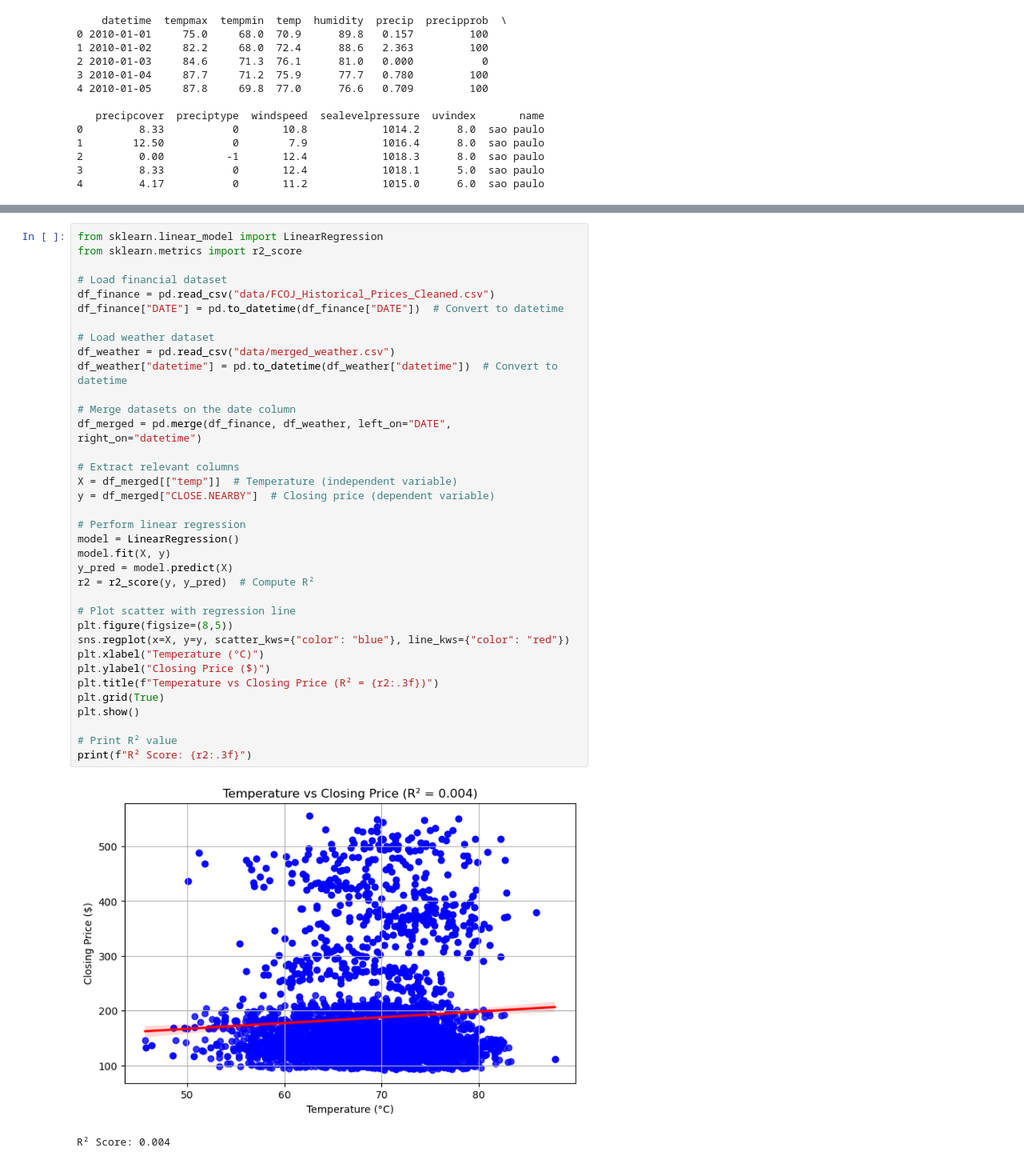
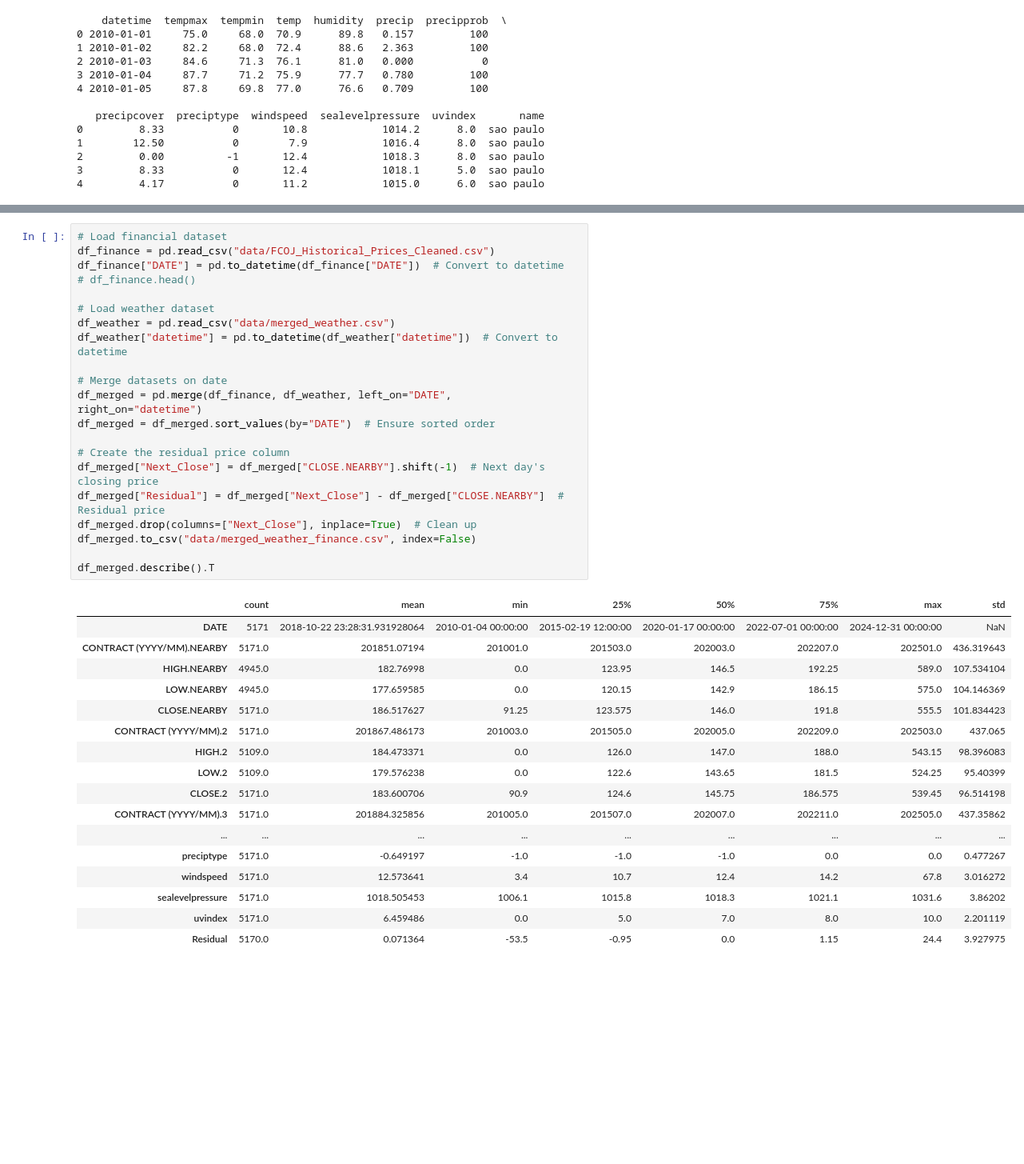
Before and after one commit to karoltang/fcoj-pitch, a Jupyter notebook: main.ipynb, the cells around one changed output, grey strips where cells are left out. Shown at 80% size. Drawn from its saved outputs; the diff is of its cells as text; blank space fills up the shorter version.

```diff
--- a/main.ipynb
+++ b/main.ipynb
@@ -436,42 +436,42 @@ plt.title("Closing Prices and Temperature Over Time")
 plt.show()
 # %% [output]
 [figure]
-# %%
-from sklearn.linear_model import LinearRegression
-from sklearn.metrics import r2_score
-
-# Load financial dataset
-df_finance = pd.read_csv("data/FCOJ_Historical_Prices_Cleaned.csv")
-df_finance["DATE"] = pd.to_datetime(df_finance["DATE"])  # Convert to datetime
-
-# Load weather dataset
-df_weather = pd.read_csv("data/merged_weather.csv")
-df_weather["datetime"] = pd.to_datetime(df_weather["datetime"])  # Convert to datetime
-
-# Merge datasets on the date column
-df_merged = pd.merge(df_finance, df_weather, left_on="DATE", right_on="datetime")
-
-# Extract relevant columns
-X = df_merged[["temp"]]  # Temperature (independent variable)
-y = df_merged["CLOSE.NEARBY"]  # Closing price (dependent variable)
-
-# Perform linear regression
-model = LinearRegression()
-model.fit(X, y)
-y_pred = model.predict(X)
-r2 = r2_score(y, y_pred)  # Compute R²
-
-# Plot scatter with regression line
-plt.figure(figsize=(8,5))
-sns.regplot(x=X, y=y, scatter_kws={"color": "blue"}, line_kws={"color": "red"})
-plt.xlabel("Temperature (°C)")
-plt.ylabel("Closing Price ($)")
-plt.title(f"Temperature vs Closing Price (R² = {r2:.3f})")
-plt.grid(True)
-plt.show()
-
-# Print R² value
-print(f"R² Score: {r2:.3f}")
-# %% [output]
-[figure, removed]
-R² Score: 0.004
+# %%
+# Load financial dataset
+df_finance = pd.read_csv("data/FCOJ_Historical_Prices_Cleaned.csv")
+df_finance["DATE"] = pd.to_datetime(df_finance["DATE"])  # Convert to datetime
+# df_finance.head()
+
+# Load weather dataset
+df_weather = pd.read_csv("data/merged_weather.csv")
+df_weather["datetime"] = pd.to_datetime(df_weather["datetime"])  # Convert to datetime
+
+# Merge datasets on date
+df_merged = pd.merge(df_finance, df_weather, left_on="DATE", right_on="datetime")
+df_merged = df_merged.sort_values(by="DATE")  # Ensure sorted order
+
+# Create the residual price column
+df_merged["Next_Close"] = df_merged["CLOSE.NEARBY"].shift(-1)  # Next day's closing price
+df_merged["Residual"] = df_merged["Next_Close"] - df_merged["CLOSE.NEARBY"]  # Residual price
+df_merged.drop(columns=["Next_Close"], inplace=True)  # Clean up
+df_merged.to_csv("data/merged_weather_finance.csv", index=False)
+
+df_merged.describe().T
+# %% [output]
+|  | count | mean | min | 25% | 50% | 75% | max | std |
+| DATE | 5171 | 2018-10-22 23:28:31.931928064 | 2010-01-04 00:00:00 | 2015-02-19 12:00:00 | 2020-01-17 00:00:00 | 2022-07-01 00:00:00 | 2024-12-31 00:00:00 | NaN |
+| CONTRACT (YYYY/MM).NEARBY | 5171.0 | 201851.07194 | 201001.0 | 201503.0 | 202003.0 | 202207.0 | 202501.0 | 436.319643 |
+| HIGH.NEARBY | 4945.0 | 182.76998 | 0.0 | 123.95 | 146.5 | 192.25 | 589.0 | 107.534104 |
+| LOW.NEARBY | 4945.0 | 177.659585 | 0.0 | 120.15 | 142.9 | 186.15 | 575.0 | 104.146369 |
+| CLOSE.NEARBY | 5171.0 | 186.517627 | 91.25 | 123.575 | 146.0 | 191.8 | 555.5 | 101.834423 |
+| CONTRACT (YYYY/MM).2 | 5171.0 | 201867.486173 | 201003.0 | 201505.0 | 202005.0 | 202209.0 | 202503.0 | 437.065 |
+| HIGH.2 | 5109.0 | 184.473371 | 0.0 | 126.0 | 147.0 | 188.0 | 543.15 | 98.396083 |
+| LOW.2 | 5109.0 | 179.576238 | 0.0 | 122.6 | 143.65 | 181.5 | 524.25 | 95.40399 |
+| CLOSE.2 | 5171.0 | 183.600706 | 90.9 | 124.6 | 145.75 | 186.575 | 539.45 | 96.514198 |
+| CONTRACT (YYYY/MM).3 | 5171.0 | 201884.325856 | 201005.0 | 201507.0 | 202007.0 | 202211.0 | 202505.0 | 437.35862 |
+| ... | ... | ... | ... | ... | ... | ... | ... | ... |
+| preciptype | 5171.0 | -0.649197 | -1.0 | -1.0 | -1.0 | 0.0 | 0.0 | 0.477267 |
+| windspeed | 5171.0 | 12.573641 | 3.4 | 10.7 | 12.4 | 14.2 | 67.8 | 3.016272 |
+| sealevelpressure | 5171.0 | 1018.505453 | 1006.1 | 1015.8 | 1018.3 | 1021.1 | 1031.6 | 3.86202 |
+| uvindex | 5171.0 | 6.459486 | 0.0 | 5.0 | 7.0 | 8.0 | 10.0 | 2.201119 |
+| Residual | 5170.0 | 0.071364 | -53.5 | -0.95 | 0.0 | 1.15 | 24.4 | 3.927975 |
```
Also changed, not shown: parts of 1 cell of this notebook.
